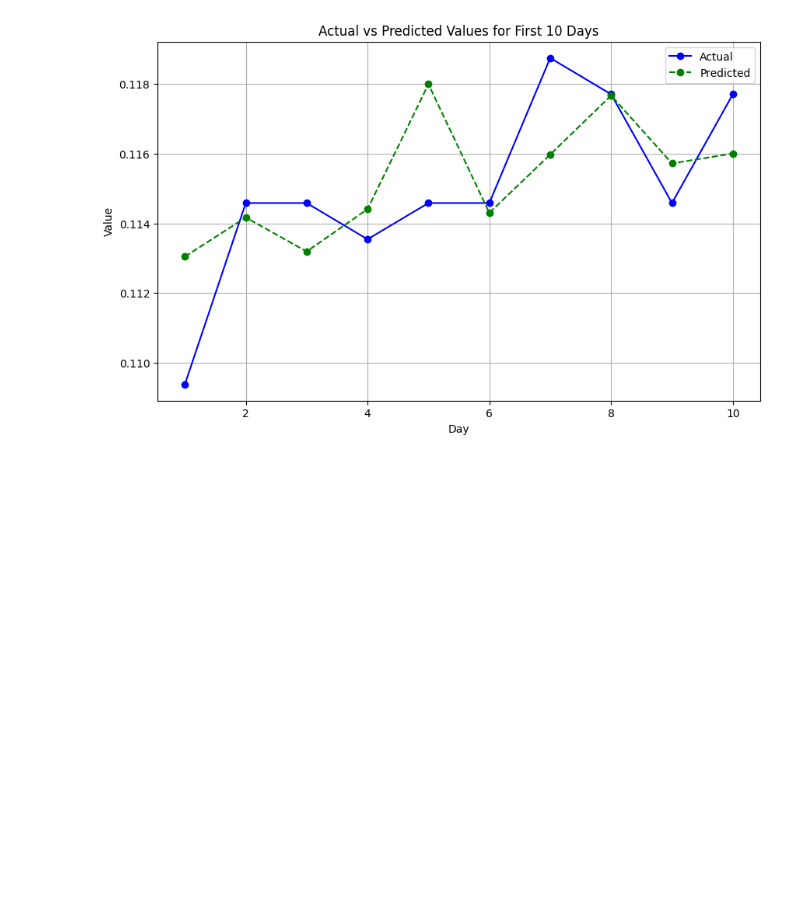
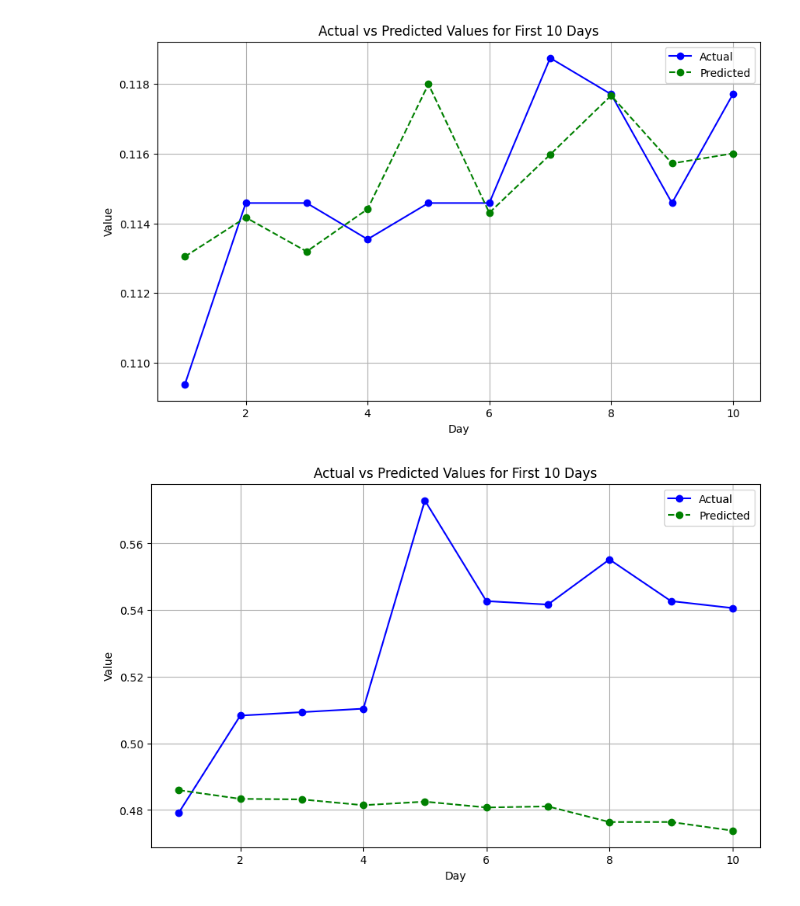
Before and after one commit to NisalDeZoysa/SLT-AE-Forcast, a Jupyter notebook: 2 - autoencoder_approach.ipynb, the cells around one changed output. Cells and saved outputs as stored; diff of their text form; code cells hidden in the pictures; blank space fills up the shorter version.

Commit message:
autoencoder graph update

```diff
--- a/2 - autoencoder_approach.ipynb
+++ b/2 - autoencoder_approach.ipynb
@@ -273,3 +273,29 @@ plt.grid(True)
 plt.show()
 # %% [output]
 [figure]
+# %%
+import matplotlib.pyplot as plt
+
+# Assuming test_data is your input data and result is your predicted output
+# Extract the first sequence of 10 days from test_data
+first_sequence_test_data = test_data[681]
+first_sequence_test_target = test_target[681]
+
+# Extract the corresponding predicted values from result
+predicted_values = result[681]
+
+# Create x values for plotting (days)
+days = range(1, 11)  # assuming each day is from 1 to 10
+
+# Plot the actual vs predicted values
+plt.figure(figsize=(10, 6))
+plt.plot(days, first_sequence_test_target, marker='o', linestyle='-', color='b', label='Actual')
+plt.plot(days, predicted_values, marker='o', linestyle='--', color='g', label='Predicted')
+plt.title('Actual vs Predicted Values for First 10 Days')
+plt.xlabel('Day')
+plt.ylabel('Value')
+plt.legend()
+plt.grid(True)
+plt.show()
+# %% [output]
+[figure, added]
```
